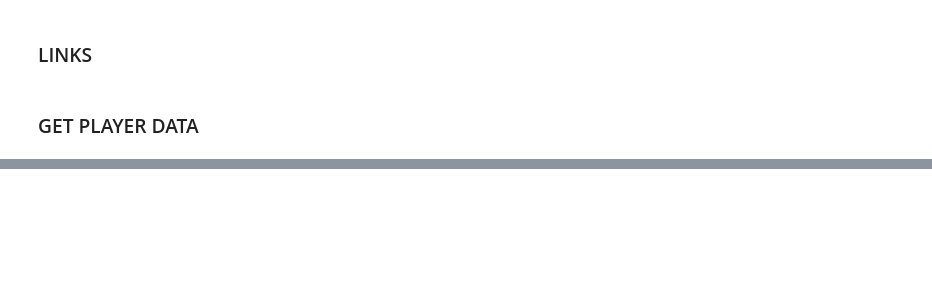
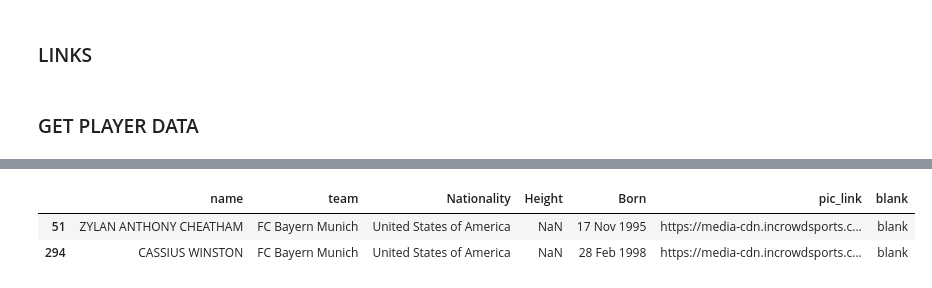
Before and after one commit to LeventSoykan/Euroleague_Stats_Pipeline, a Jupyter notebook: data_extraction_practice.ipynb, the cells around one changed output, grey strips where cells are left out. Drawn from its saved outputs; the diff is of its cells as text; code cells hidden in the pictures; blank space fills up the shorter version.

```diff
--- a/data_extraction_practice.ipynb
+++ b/data_extraction_practice.ipynb
@@ -165,6 +166,7 @@ class Extractor:
         for li in player_list.find_all('li'):
             path = urljoin(home, li.find('a')['href'])
             urls.append(path)
+        print(f'Num player links: {len(urls)}')
         return urls
 
     def player_info(self, player_info_uri):
@@ -181,7 +183,11 @@ class Extractor:
         info['name'] = name
         info['team'] = soup.find('h2', attrs={'class':'hero-info_teamName__3g98M'}).text
         for li in soup.find('ul', attrs={'class','hero-info_dataList__2BmgP'}):
-            info[li.find('span').text] = li.find('b').text
+            try:
+                info[li.find('span').text] = li.find('b').text
+            except AttributeError:
+                info['blank'] = 'blank'
+                print('Blank Data')
         try:
             img = soup.find('div', attrs={'class':'player-hero_imageWrap__161BQ cover-contain_ofCover__3K_IS'}).find('img')
             info['pic_link'] = img['data-srcset'].split('?')[0]
@@ -189,10 +195,10 @@ class Extractor:
             info['pic_link'] = None
         return info
 
-    def player_info_df(self):
+    def player_info_df(self, start, end):
         uri_list = self.get_player_links()
         players = []
-        for uri in uri_list[:5]:
+        for uri in uri_list[start:end]:
             print(uri)
             players.append(self.player_info(uri))
         return pd.DataFrame(players)
@@ -409,0 +216,3 @@ https://www.euroleaguebasketball.net/euroleague/players/jalen-adams/012056/
+# %%
+player_info = extractor.player_info_df(100,200)
+player_info.to_csv('player_info2.csv', index = False)
@@ -410,2 +237,8 @@ https://www.euroleaguebasketball.net/euroleague/players/jalen-adams/012056/
+# %%
+player_info[player_info['blank'].notna()]
+# %% [output]
+|  | name | team | Nationality | Height | Born | pic_link | blank |
+| 51 | ZYLAN ANTHONY CHEATHAM | FC Bayern Munich | United States of America | NaN | 17 Nov 1995 | https://media-cdn.incrowdsports.c... | blank |
+| 294 | CASSIUS WINSTON | FC Bayern Munich | United States of America | NaN | 28 Feb 1998 | https://media-cdn.incrowdsports.c... | blank |
 # %%
 from pyspark.sql import SparkSession
```
Also changed, not shown: parts of 30 cells of this notebook, 4 other files.
